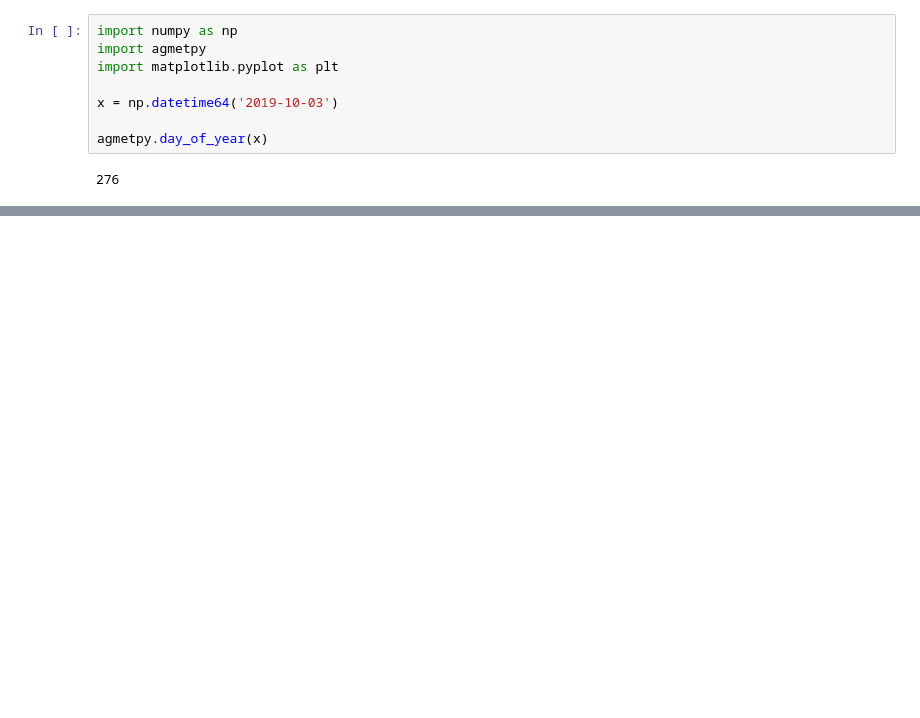
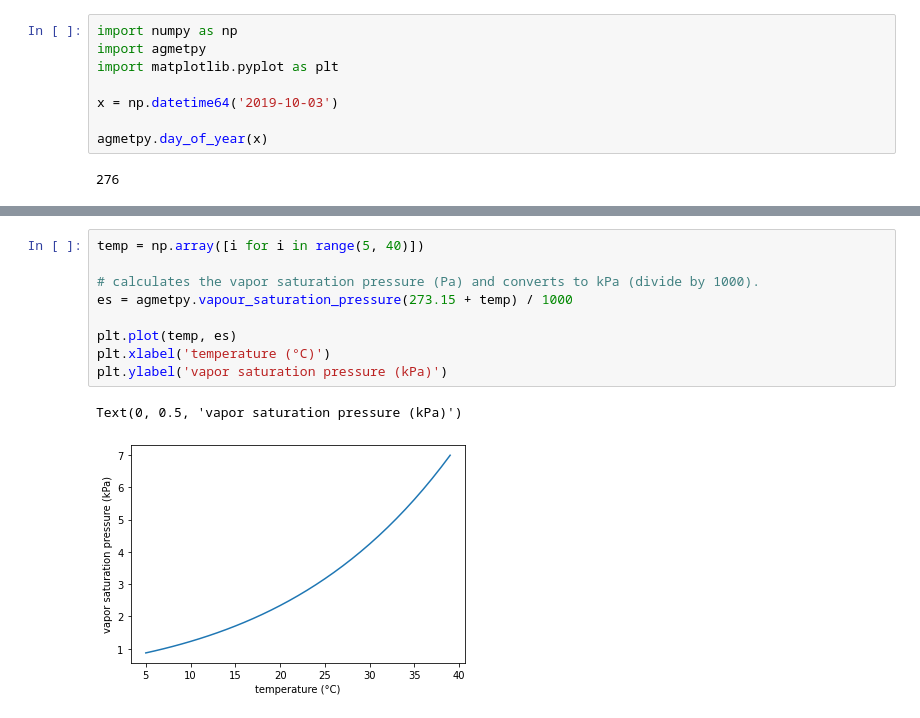
Before and after one commit to jvitorpinto/agmetpy, a Jupyter notebook: docs/notebooks/toolbox.ipynb, the cells around one changed output, grey strips where cells are left out. Saved outputs shown, nothing was run; the diff lists cells and outputs as text; blank space fills up the shorter version.

```diff
--- a/docs/notebooks/toolbox.ipynb
+++ b/docs/notebooks/toolbox.ipynb
@@ -81,3 +101,15 @@ plt.imshow(y, extent=(0, 366, -90, 90))
+# %%
+temp = np.array([i for i in range(5, 40)])
+
+# calculates the vapor saturation pressure (Pa) and converts to kPa (divide by 1000).
+es = agmetpy.vapour_saturation_pressure(273.15 + temp) / 1000
+
+plt.plot(temp, es)
+plt.xlabel('temperature (°C)')
+plt.ylabel('vapor saturation pressure (kPa)')
+# %% [output]
+Text(0, 0.5, 'vapor saturation pressure (kPa)')
+[figure, added]
 # %%
 lat = np.array([[89.5 - i] for i in range(180)])
 lon = np.array([i - 179.5 for i in range(360)])
```
Also changed, not shown: parts of 14 cells of this notebook, 2 other files.
